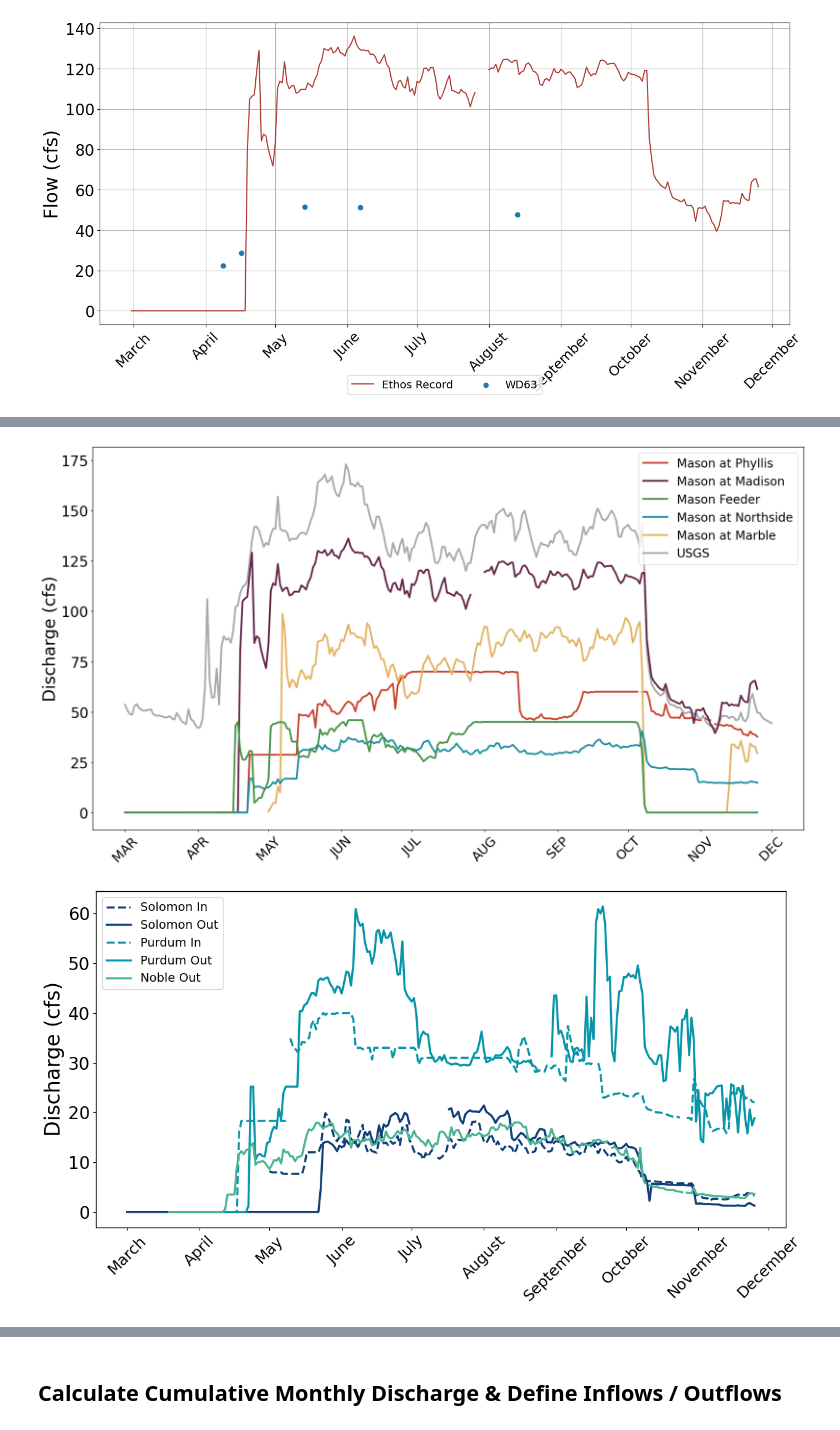
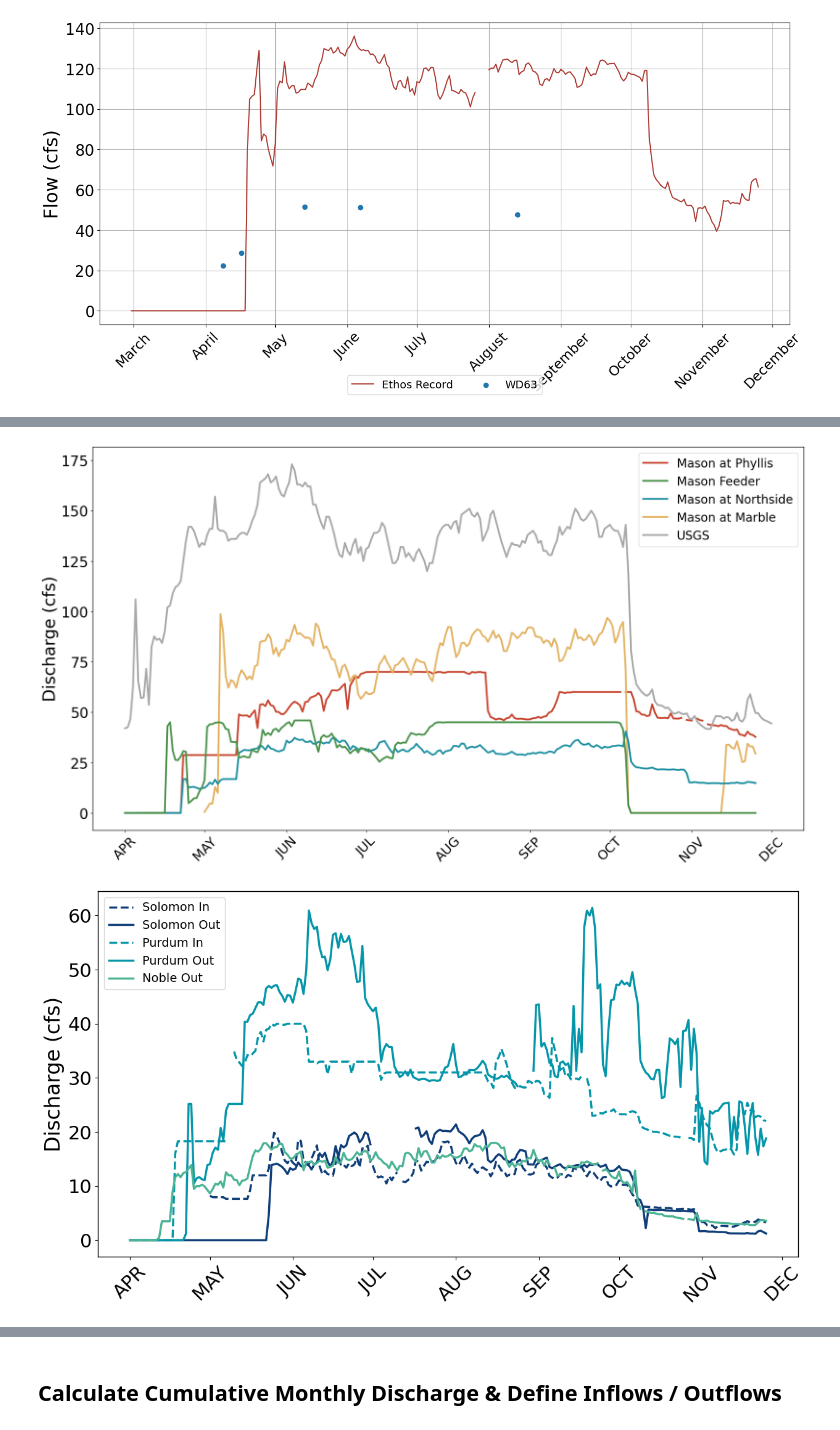
Before and after one commit to carlibeisel/mason_water_budget, a Jupyter notebook: reach_drainflow.ipynb, the cells around one changed output, grey strips where cells are left out. Drawn from its saved outputs; the diff is of its cells as text; code cells hidden in the pictures.

```diff
--- a/reach_drainflow.ipynb
+++ b/reach_drainflow.ipynb
@@ -175,7 +175,7 @@ Drive already mounted at /content/drive; to attempt to forcibly remount, call dr
 # ------------------------ #
 
 # Define the timeframe for figures
-start_date = '2024-03-01'
+start_date = '2024-04-01'
 end_date = '2024-12-31'
 
 df = pd.read_csv('/content/drive/MyDrive/Data/Mason Water Budget/data_output/drainflow_out/final_continuous_flow.csv')
@@ -287,7 +273,6 @@ custom_palette = {
     'Mason at Phyllis': '#C84630',
     'USGS': 'darkgrey',
     'Mason at Marble': '#E4B363',
-    'Mason at Madison': '#63264A',
     'Mason at Northside': '#2292A4',
     'Mason Feeder': '#4C934C'
 }
@@ -316,7 +301,7 @@ ax.xaxis.set_major_formatter(ticker.FuncFormatter(custom_month_formatter))
 ax.tick_params(axis='x', labelsize=22, rotation=45)
 ax.tick_params(axis='y', labelsize=24)
 handles, labels = ax.get_legend_handles_labels()
-legend_order = ['USGS', 'Mason at Marble', 'Mason at Northside', 'Mason Feeder','Mason at Madison', 'Mason at Phyllis'][::-1]
+legend_order = ['USGS', 'Mason at Marble', 'Mason at Northside', 'Mason Feeder', 'Mason at Phyllis'][::-1]
 ordered_handles = [handles[labels.index(g)] for g in legend_order if g in labels]
 legend = ax.legend(ordered_handles, legend_order, title='', fontsize=20, loc='upper right', frameon=True)
 plt.setp(legend.get_title(), fontsize=22, fontweight='bold')
@@ -324,7 +309,7 @@ plt.tight_layout()
 
 plt.tight_layout()
 # %% [output]
-[figure, old version]
+[figure, new version]
 # %%
 ## ---------------------------------- ##
 ##  Superimposed Plot of Daily Data   ##
@@ -349,37 +334,33 @@ line_styles = {
 }
 
 custom_legend_labels = {
     "Solomon at Marble": "Solomon In",
     "Solomon at Highline": "Solomon Out",
     "Purdum at Phyllis": "Purdum In",
     "Purdum at Sweetwater": "Purdum Out",
     "Noble Drain": "Noble Out"
 }
 
 filtered_gauge_df = filtered_df[filtered_df['Gauge'].isin(selected_gauges)]
 
 fig, ax = plt.subplots(figsize=(14, 7))
 
 for gauge in selected_gauges:
     gauge_data = filtered_gauge_df[filtered_gauge_df['Gauge'] == gauge]
     ax.plot(gauge_data['Date'], gauge_data['Flow(cfs)'],
             marker='o', markersize=0, color=gauge_pairs[gauge],
             linestyle=line_styles[gauge], linewidth=2.5, label=custom_legend_labels[gauge])
 
 theme_cust(ax)
-
 ax.set_title('', fontsize=28, fontweight='bold')
 ax.set_xlabel('')
 ax.set_ylabel('Discharge (cfs)', fontsize=24)
 ax.xaxis.set_major_locator(mdates.MonthLocator())
-ax.xaxis.set_major_formatter(mdates.DateFormatter('%B'))
-ax.tick_params(axis='x', labelsize=18, rotation=45)
-ax.tick_params(axis='y', labelsize=20)
-
+ax.xaxis.set_major_formatter(ticker.FuncFormatter(custom_month_formatter))
+ax.tick_params(axis='x', labelsize=22, rotation=45)
 legend = ax.legend(title='', fontsize=14, loc='upper left', frameon=True)
 plt.setp(legend.get_title(), fontsize=18, fontweight='bold')
-
 plt.tight_layout(rect=[0, 0, 0.9, 1])
 plt.show()
 # %% [output]
-[figure, old version]
+[figure, new version]
```
Also changed, not shown: parts of 5 cells of this notebook.
